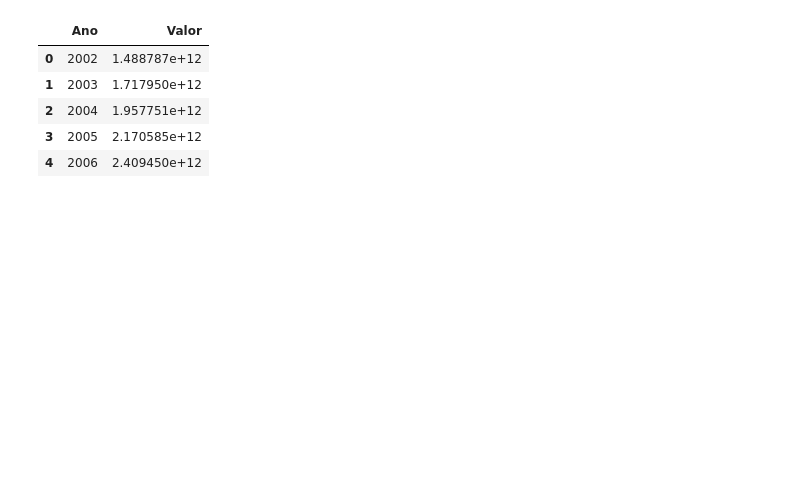
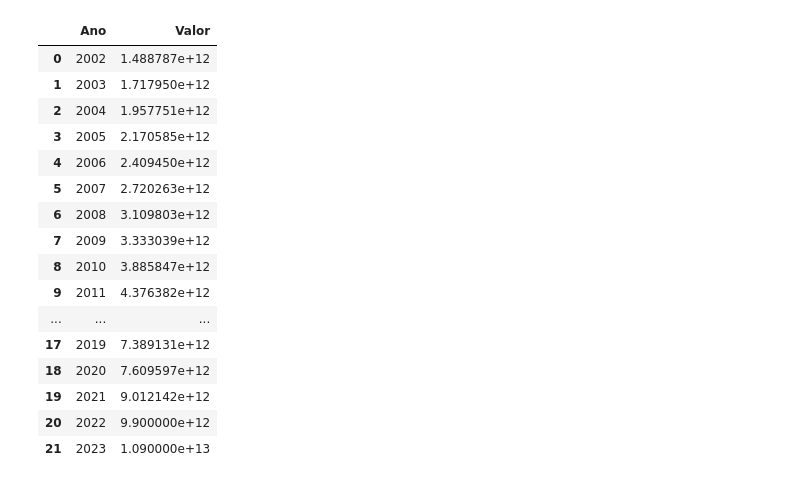
Before and after one commit to TSANTOSLIVE/PROJETO, a Jupyter notebook: Transformacoes/tf_pib_brasil.ipynb, the cells around one changed output. Drawn from its saved outputs; the diff is of its cells as text; code cells hidden in the pictures; blank space fills up the shorter version.

```diff
--- a/Transformacoes/tf_pib_brasil.ipynb
+++ b/Transformacoes/tf_pib_brasil.ipynb
@@ -29,9 +26,32 @@ df_novo.to_csv('../data/output/pib_brasil.csv', index=False, sep=';', decimal=',
 # %%
-df_novo.iloc[0:5]
+
+
+# FONTE: https://www.ibge.gov.br/explica/pib.php e https://agenciadenoticias.ibge.gov.br/agencia-sala-de-imprensa/2013-agencia-de-noticias/releases/36371-pib-cresce-2-9-em-2022-e-fecha-o-ano-em-r-9-9-trilhoes
+# adicionando novas linhas de PIB 2022 e 2023
+
+# Create a new DataFrame with the two rows to be added
+df_nova_linha = pd.DataFrame({'Ano': [2022, 2023], 'Valor': [9.9*1000000000000, 10.9*1000000000000]})
+
+# Concatenate the new DataFrame with the original DataFrame
+df_novo = pd.concat([df_novo, df_nova_linha], ignore_index=True)
+
+# Print the first 30 rows of the updated DataFrame
+df_novo.iloc[0:30]
 # %% [output]
 |  | Ano | Valor |
 | 0 | 2002 | 1.488787e+12 |
 | 1 | 2003 | 1.717950e+12 |
 | 2 | 2004 | 1.957751e+12 |
 | 3 | 2005 | 2.170585e+12 |
 | 4 | 2006 | 2.409450e+12 |
+| 5 | 2007 | 2.720263e+12 |
+| 6 | 2008 | 3.109803e+12 |
+| 7 | 2009 | 3.333039e+12 |
+| 8 | 2010 | 3.885847e+12 |
+| 9 | 2011 | 4.376382e+12 |
+| ... | ... | ... |
+| 17 | 2019 | 7.389131e+12 |
+| 18 | 2020 | 7.609597e+12 |
+| 19 | 2021 | 9.012142e+12 |
+| 20 | 2022 | 9.900000e+12 |
+| 21 | 2023 | 1.090000e+13 |
```
Also changed, not shown: parts of 2 cells of this notebook, 11 other files.
